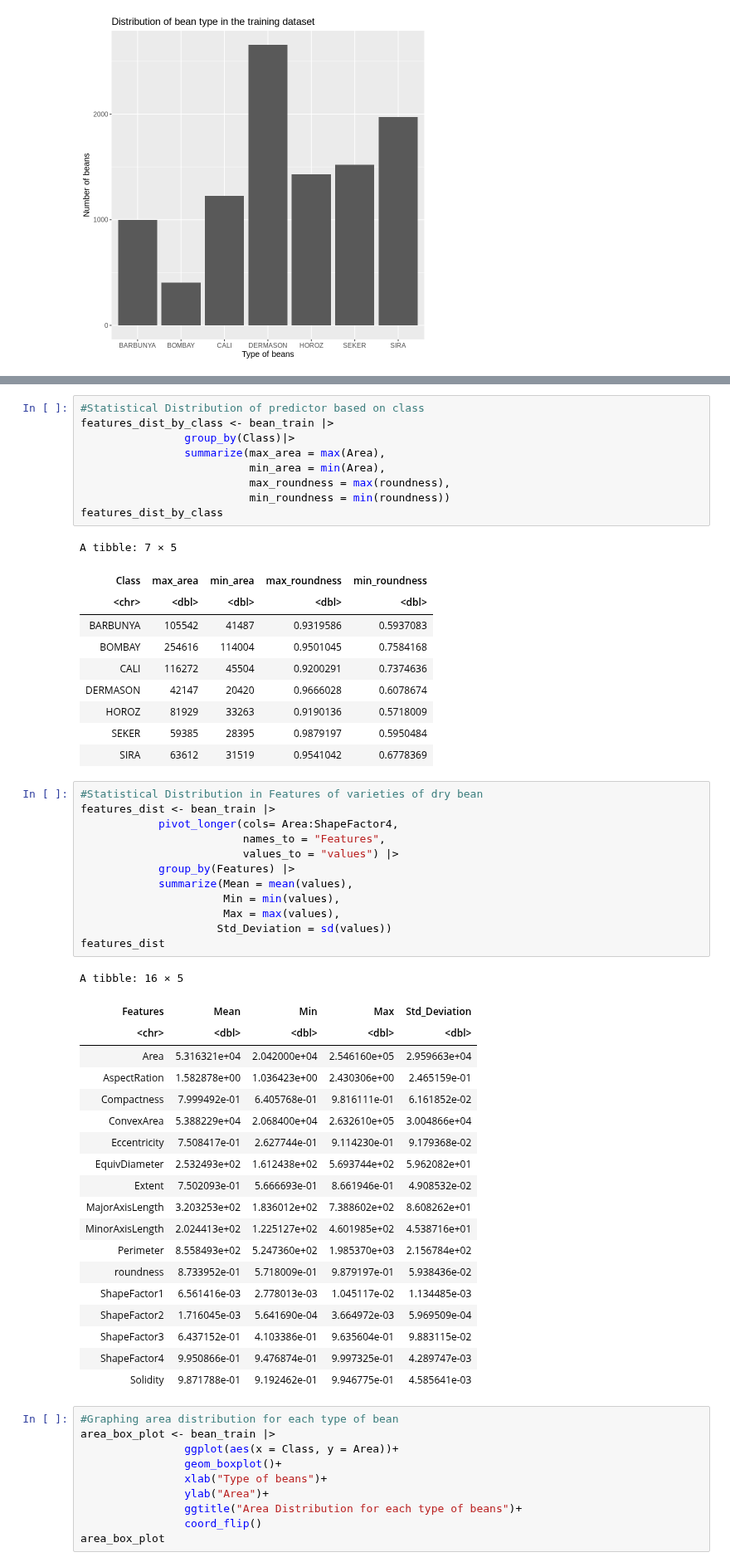
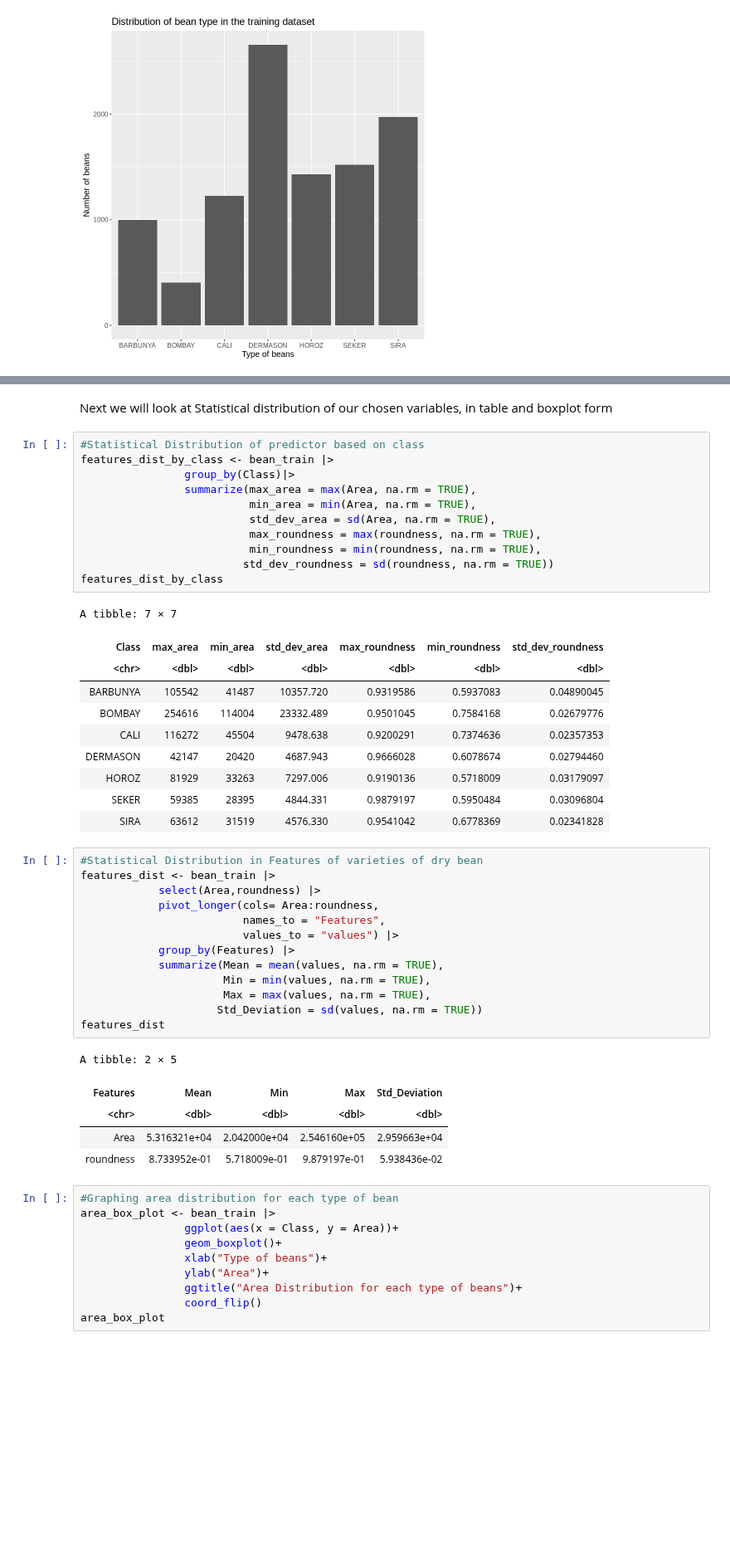
Before and after one commit to emeraldnqa/Bean-Type-Classfiifcation, a Jupyter notebook: proposal code.ipynb, the cells around one changed output, grey strips where cells are left out. Shown at 83% size. Saved outputs shown, nothing was run; the diff lists cells and outputs as text; blank space fills up the shorter version.

```diff
--- a/proposal code.ipynb
+++ b/proposal code.ipynb
@@ -143,55 +129,46 @@ bean_class_dist_plot
+# %% [markdown]
+Next we will look at Statistical distribution of our chosen variables, in table and boxplot form
 # %%
 #Statistical Distribution of predictor based on class
 features_dist_by_class <- bean_train |>
                 group_by(Class)|>
-                summarize(max_area = max(Area),
-                          min_area = min(Area),
-                          max_roundness = max(roundness),
-                          min_roundness = min(roundness))
+                summarize(max_area = max(Area, na.rm = TRUE),
+                          min_area = min(Area, na.rm = TRUE),
+                          std_dev_area = sd(Area, na.rm = TRUE),
+                          max_roundness = max(roundness, na.rm = TRUE),
+                          min_roundness = min(roundness, na.rm = TRUE),
+                         std_dev_roundness = sd(roundness, na.rm = TRUE))
 features_dist_by_class
 # %% [output]
-A tibble: 7 × 5
+A tibble: 7 × 7
-| Class | max_area | min_area | max_roundness | min_roundness |
-| <chr> | <dbl> | <dbl> | <dbl> | <dbl> |
-| BARBUNYA | 105542 | 41487 | 0.9319586 | 0.5937083 |
-| BOMBAY | 254616 | 114004 | 0.9501045 | 0.7584168 |
-| CALI | 116272 | 45504 | 0.9200291 | 0.7374636 |
-| DERMASON | 42147 | 20420 | 0.9666028 | 0.6078674 |
-| HOROZ | 81929 | 33263 | 0.9190136 | 0.5718009 |
-| SEKER | 59385 | 28395 | 0.9879197 | 0.5950484 |
-| SIRA | 63612 | 31519 | 0.9541042 | 0.6778369 |
+| Class | max_area | min_area | std_dev_area | max_roundness | min_roundness | std_dev_roundness |
+| <chr> | <dbl> | <dbl> | <dbl> | <dbl> | <dbl> | <dbl> |
+| BARBUNYA | 105542 | 41487 | 10357.720 | 0.9319586 | 0.5937083 | 0.04890045 |
+| BOMBAY | 254616 | 114004 | 23332.489 | 0.9501045 | 0.7584168 | 0.02679776 |
+| CALI | 116272 | 45504 | 9478.638 | 0.9200291 | 0.7374636 | 0.02357353 |
+| DERMASON | 42147 | 20420 | 4687.943 | 0.9666028 | 0.6078674 | 0.02794460 |
+| HOROZ | 81929 | 33263 | 7297.006 | 0.9190136 | 0.5718009 | 0.03179097 |
+| SEKER | 59385 | 28395 | 4844.331 | 0.9879197 | 0.5950484 | 0.03096804 |
+| SIRA | 63612 | 31519 | 4576.330 | 0.9541042 | 0.6778369 | 0.02341828 |
 # %%
 #Statistical Distribution in Features of varieties of dry bean
 features_dist <- bean_train |>
-            pivot_longer(cols= Area:ShapeFactor4,
+            select(Area,roundness) |>
+            pivot_longer(cols= Area:roundness,
                          names_to = "Features",
                          values_to = "values") |>
             group_by(Features) |>
-            summarize(Mean = mean(values),
-                      Min = min(values),
-                      Max = max(values),
-                     Std_Deviation = sd(values))
+            summarize(Mean = mean(values, na.rm = TRUE),
+                      Min = min(values, na.rm = TRUE),
+                      Max = max(values, na.rm = TRUE),
+                     Std_Deviation = sd(values, na.rm = TRUE))
 features_dist
 # %% [output]
-A tibble: 16 × 5
+A tibble: 2 × 5
 | Features | Mean | Min | Max | Std_Deviation |
 | <chr> | <dbl> | <dbl> | <dbl> | <dbl> |
 | Area | 5.316321e+04 | 2.042000e+04 | 2.546160e+05 | 2.959663e+04 |
-| AspectRation | 1.582878e+00 | 1.036423e+00 | 2.430306e+00 | 2.465159e-01 |
-| Compactness | 7.999492e-01 | 6.405768e-01 | 9.816111e-01 | 6.161852e-02 |
-| ConvexArea | 5.388229e+04 | 2.068400e+04 | 2.632610e+05 | 3.004866e+04 |
-| Eccentricity | 7.508417e-01 | 2.627744e-01 | 9.114230e-01 | 9.179368e-02 |
-| EquivDiameter | 2.532493e+02 | 1.612438e+02 | 5.693744e+02 | 5.962082e+01 |
-| Extent | 7.502093e-01 | 5.666693e-01 | 8.661946e-01 | 4.908532e-02 |
-| MajorAxisLength | 3.203253e+02 | 1.836012e+02 | 7.388602e+02 | 8.608262e+01 |
-| MinorAxisLength | 2.024413e+02 | 1.225127e+02 | 4.601985e+02 | 4.538716e+01 |
-| Perimeter | 8.558493e+02 | 5.247360e+02 | 1.985370e+03 | 2.156784e+02 |
 | roundness | 8.733952e-01 | 5.718009e-01 | 9.879197e-01 | 5.938436e-02 |
-| ShapeFactor1 | 6.561416e-03 | 2.778013e-03 | 1.045117e-02 | 1.134485e-03 |
-| ShapeFactor2 | 1.716045e-03 | 5.641690e-04 | 3.664972e-03 | 5.969509e-04 |
-| ShapeFactor3 | 6.437152e-01 | 4.103386e-01 | 9.635604e-01 | 9.883115e-02 |
-| ShapeFactor4 | 9.950866e-01 | 9.476874e-01 | 9.997325e-01 | 4.289747e-03 |
-| Solidity | 9.871788e-01 | 9.192462e-01 | 9.946775e-01 | 4.585641e-03 |
 # %%
 #Graphing area distribution for each type of bean
 area_box_plot <- bean_train |>
```
Also changed, not shown: parts of 13 cells of this notebook.
